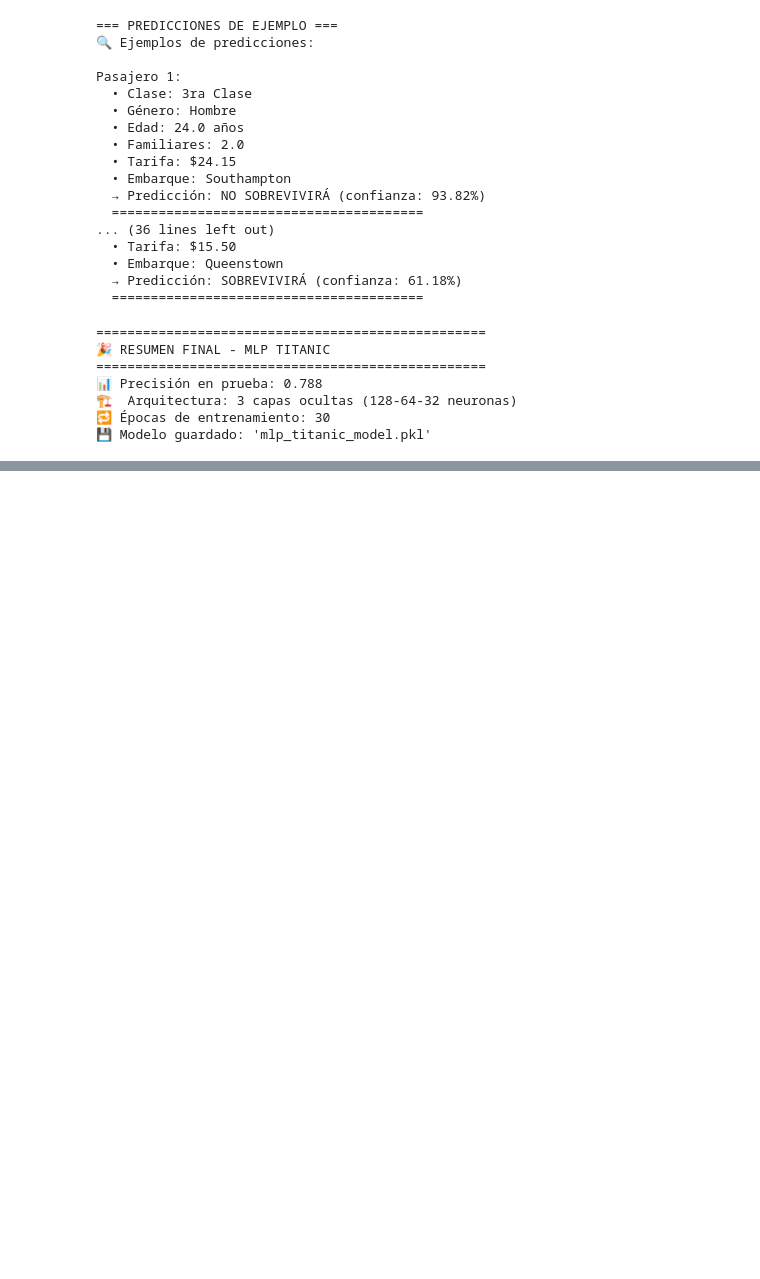
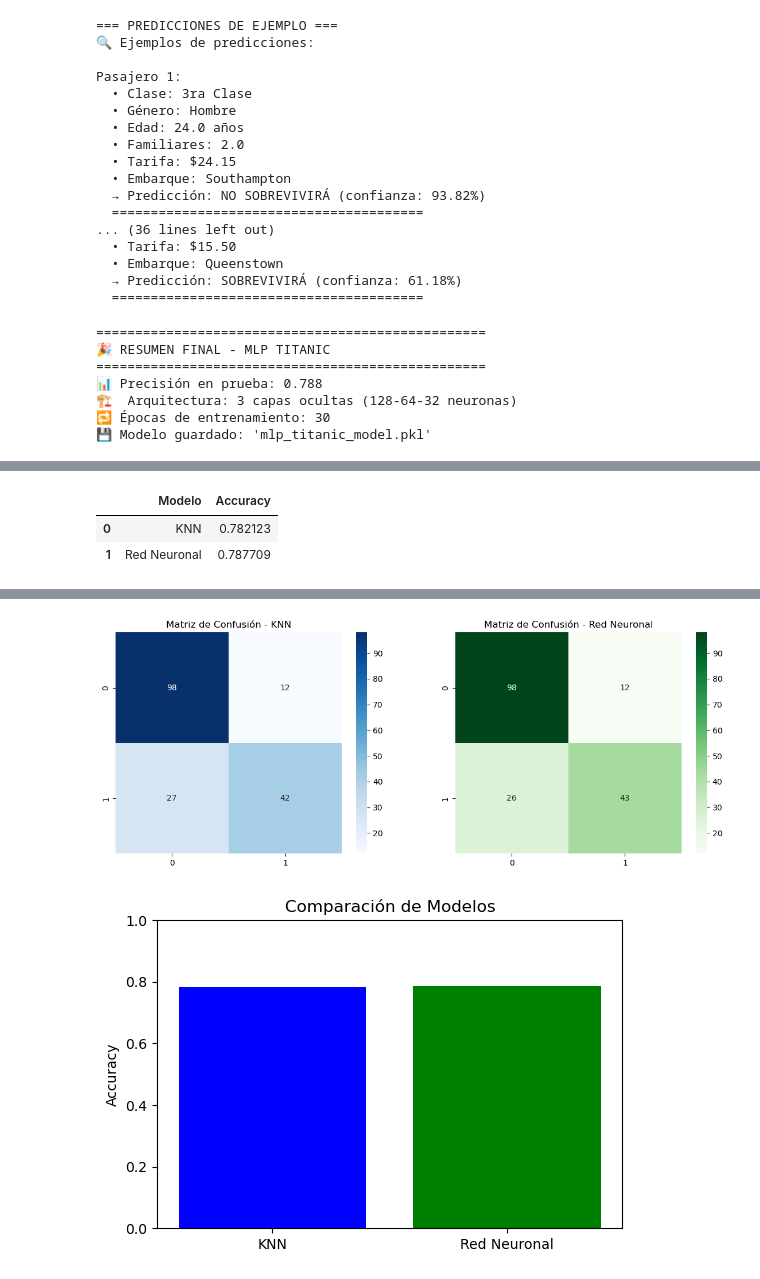
Before and after one commit to dinovillalobos/MineriaDatos-, a Jupyter notebook: RegresionLinear/Parcial_2/ParcialDos.ipynb, the cells around one changed output, grey strips where cells are left out. Saved outputs shown, nothing was run; the diff lists cells and outputs as text; code cells hidden in the pictures; blank space fills up the shorter version.

Commit message:
Se agrego función para la comparacion entre modelos.

```diff
--- a/RegresionLinear/Parcial_2/ParcialDos.ipynb
+++ b/RegresionLinear/Parcial_2/ParcialDos.ipynb
@@ -124,6 +124,9 @@ accuracy = accuracy_score(y_test, y_pred)
 print(f"Precisión en prueba: {accuracy:.4f}")
 print(f"\nReporte de Clasificación:\n{classification_report(y_test, y_pred)}")
 
+y_pred_knn = y_pred
+accuracy_knn = accuracy
+
 # Matriz de confusión
 cm = confusion_matrix(y_test, y_pred)
 plt.figure(figsize=(8, 6))
@@ -280,6 +283,9 @@ accuracy = accuracy_score(y_test, y_pred)
 print(f"🔹 Precisión en prueba: {accuracy:.4f}")
 print(f"🔹 Número de épocas: {mlp.n_iter_}")
 
+y_pred_nn = y_pred
+accuracy_nn = accuracy
+
 print("\n📊 Reporte de Clasificación:")
 print(classification_report(y_test, y_pred, target_names=['No Sobrevivió', 'Sobrevivió']))
 # %% [output]
@@ -427,3 +433,72 @@ print(f"💾 Modelo guardado: 'mlp_titanic_model.pkl'")
 🏗️  Arquitectura: 3 capas ocultas (128-64-32 neuronas)
 🔁 Épocas de entrenamiento: 30
 💾 Modelo guardado: 'mlp_titanic_model.pkl'
+# %%
+# ============================================
+#   Comparación Completa: KNN vs Red Neuronal
+# ============================================
+
+import pandas as pd
+import matplotlib.pyplot as plt
+import seaborn as sns
+from sklearn.metrics import (
+    confusion_matrix,
+    classification_report
+)
+
+print("======================================")
+print("     COMPARACIÓN DE MODELOS")
+print("       KNN VS RED NEURONAL")
+print("======================================\n")
+
+# 1. Comparación de Accuracy
+print("=== Comparación de Accuracy ===")
+print(f"Accuracy KNN: {accuracy_knn:.4f}")
+print(f"Accuracy Red Neuronal: {accuracy_nn:.4f}\n")
+
+# 2. Tabla resumen
+resultados = pd.DataFrame({
+    "Modelo": ["KNN", "Red Neuronal"],
+    "Accuracy": [accuracy_knn, accuracy_nn]
+})
+display(resultados)
+
+# 3. Reportes de clasificación
+print("\n=== Reporte de Clasificación - KNN ===")
+print(classification_report(y_test, y_pred_knn))
+
+print("=== Reporte de Clasificación - Red Neuronal ===")
+print(classification_report(y_test, y_pred_nn))
+
+# 4. Matrices de confusión
+cm_knn = confusion_matrix(y_test, y_pred_knn)
+cm_nn = confusion_matrix(y_test, y_pred_nn)
+
+fig, axes = plt.subplots(1, 2, figsize=(14, 5))
+
+sns.heatmap(cm_knn, annot=True, fmt="d", cmap="Blues", ax=axes[0])
+axes[0].set_title("Matriz de Confusión - KNN")
+
+sns.heatmap(cm_nn, annot=True, fmt="d", cmap="Greens", ax=axes[1])
+axes[1].set_title("Matriz de Confusión - Red Neuronal")
+
+plt.show()
+
+# 5. Gráfica comparativa
+plt.figure(figsize=(6,4))
+plt.bar(["KNN", "Red Neuronal"], [accuracy_knn, accuracy_nn], color=["blue","green"])
+plt.ylabel("Accuracy")
+plt.title("Comparación de Modelos")
+plt.ylim(0, 1)
+plt.show()
+
+print("\n=== CONCLUSIÓN ===")
+if accuracy_knn > accuracy_nn:
+    print("KNN obtuvo mejor precisión")
+elif accuracy_nn > accuracy_knn:
+    print("Red Neuronal obtuvo mejor precisión")
+else:
+    print("Ambos modelos tienen la misma precisión")
+
+print(f"Diferencia en precisión: {abs(accuracy_knn - accuracy_nn):.4f}")
+# %% [output]
@@ -429,0 +513,3 @@ print(f"💾 Modelo guardado: 'mlp_titanic_model.pkl'")
+|  | Modelo | Accuracy |
+| 0 | KNN | 0.782123 |
+| 1 | Red Neuronal | 0.787709 |
@@ -429,0 +535,2 @@ print(f"💾 Modelo guardado: 'mlp_titanic_model.pkl'")
+[figure, added]
+[figure, added]
```
Also changed, not shown: parts of 1 cell of this notebook.
